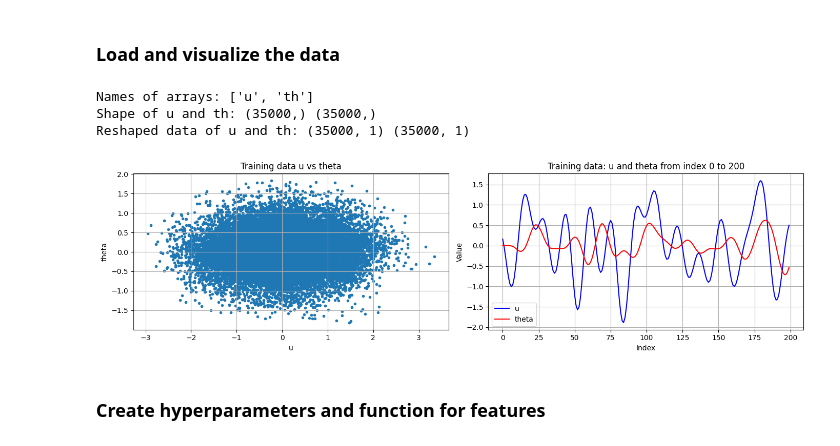
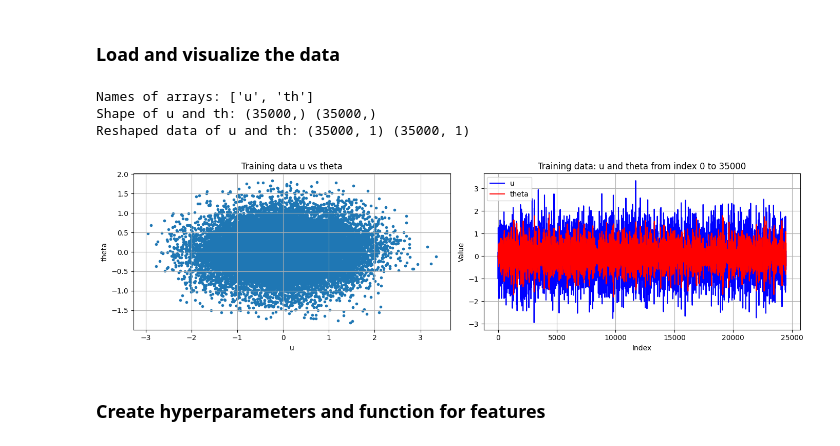
Before and after one commit to Nielsvanschaijk/Machine-learning-for-systems-and-control, a Jupyter notebook: gym-unbalanced-disk/GP_model_kevin.ipynb, the cells around one changed output. Saved outputs shown, nothing was run; the diff lists cells and outputs as text; code cells hidden in the pictures.

```diff
--- a/gym-unbalanced-disk/GP_model_kevin.ipynb
+++ b/gym-unbalanced-disk/GP_model_kevin.ipynb
@@ -40,41 +40,46 @@ n_val   = int(val_test_percent * N)
 
 # Split dat in train val and test sets
 u_train = u[:n_train]
+u10_train = u10[:n_train]
 y_train = th[:n_train]
+y10_train = th10[:n_train]
 u_val = u[n_train:n_train+n_val]
+u10_val = u10[n_train:n_train+n_val]
 y_val   = th[n_train:n_train+n_val]
+y10_val   = th10[n_train:n_train+n_val]
 u_test = u[n_train+n_val:]
+u10_test = u10[n_train+n_val:]
 y_test  = th[n_train+n_val:]
-
+y10_test  = th10[n_train+n_val:]
 
 # Start and end index for plotting data data
-start, end = 0, 200
+start, end = 0, len(data['u'])
 
 # Define the subplot layout
 fig, axs = plt.subplots(1, 2, figsize=(14, 4))
 
 # Plot the data, scatter and line plot
 axs[0].scatter(u_train, y_train, marker='.')
 axs[0].set_title('Training data u vs theta')
 axs[0].set_xlabel('u')
 axs[0].set_ylabel('theta')
 axs[0].grid(True)
 
 axs[1].plot(u_train[start:end], label='u', color='b')
 axs[1].plot(y_train[start:end], label='theta', color='r')
 axs[1].set_title(f'Training data: u and theta from index {start} to {end}')
 axs[1].set_xlabel('Index')
 axs[1].set_ylabel('Value')
 axs[1].legend()
 axs[1].grid(True)
 
 plt.tight_layout()
 plt.show()
 # %% [output]
 Names of arrays: ['u', 'th']
 Shape of u and th: (35000,) (35000,)
 Reshaped data of u and th: (35000, 1) (35000, 1)
-[figure, old version]
+[figure, new version]
 # %% [markdown]
 ### Create hyperparameters and function for features
 # %%
```
Also changed, not shown: parts of 8 cells of this notebook.
